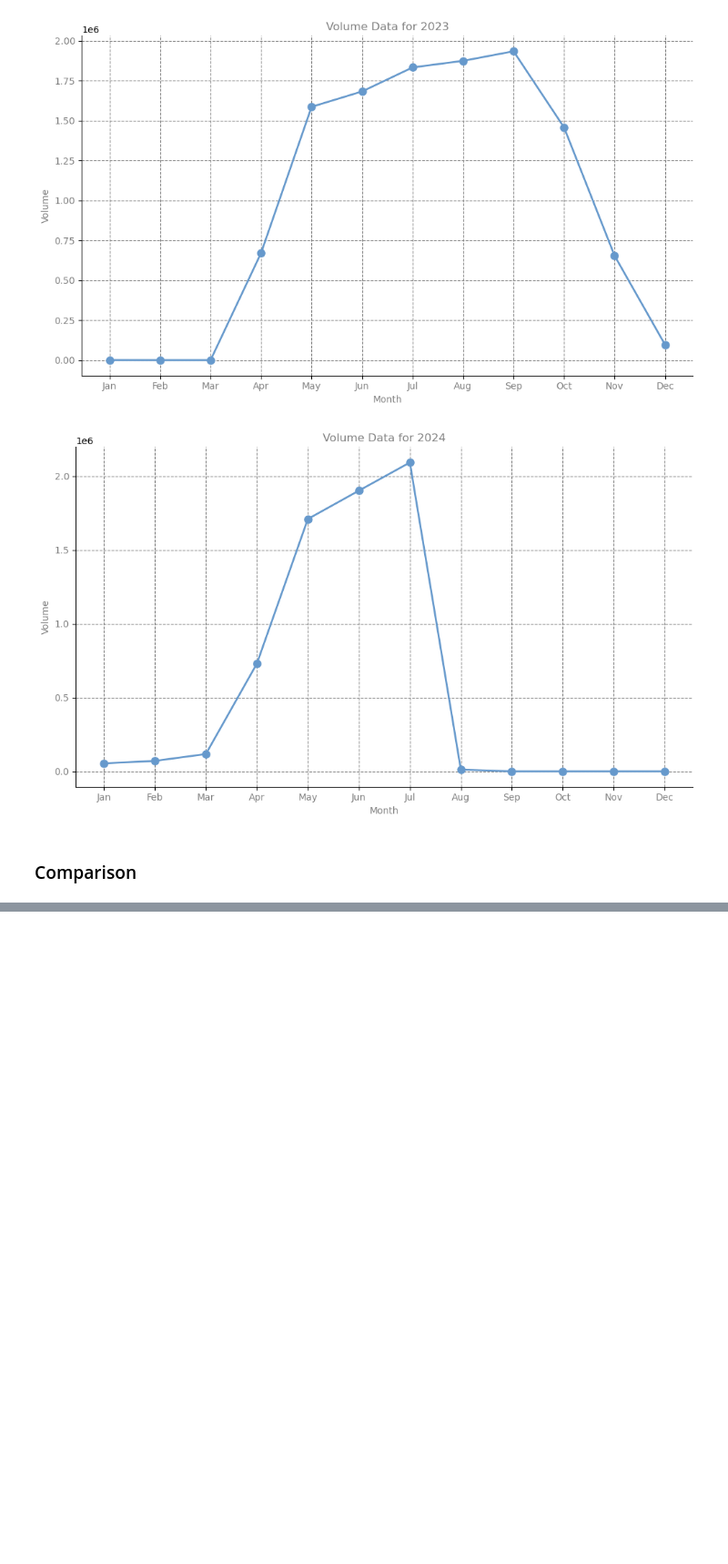
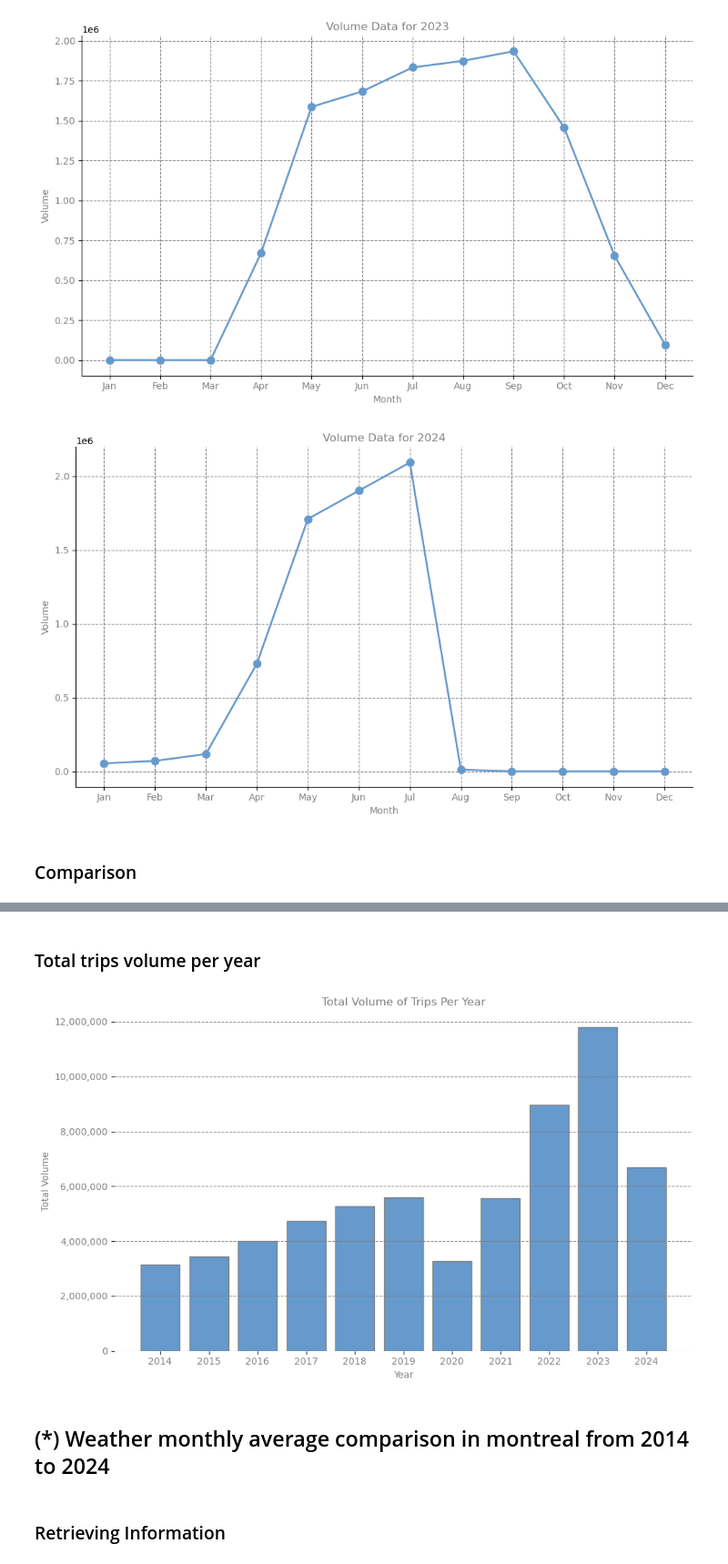
Before and after one commit to soroushamdg/bixi, a Jupyter notebook: question1.ipynb, the cells around one changed output, grey strips where cells are left out. Shown at 91% size. Drawn from its saved outputs; the diff is of its cells as text; code cells hidden in the pictures; blank space fills up the shorter version.

```diff
--- a/question1.ipynb
+++ b/question1.ipynb
@@ -345,0 +352,63 @@ plotAllYears()
+# %% [markdown]
+### Total trips volume per year
+# %%
+# Define the directory containing the files
+directory = "question1_data/"
+
+# List to hold DataFrames
+dfs = []
+
+# Read all CSV files from the directory
+for file_name in os.listdir(directory):
+    if file_name.endswith('.csv'):
+        file_path = os.path.join(directory, file_name)
+        # Extract year from the file name
+        year = file_name.split('_')[0]
+        # Read CSV file
+        df = pd.read_csv(file_path)
+        # Rename columns
+        df.rename(columns={'Month': 'month', 'Volume': 'volume'}, inplace=True)
+        df['Year'] = year  # Add a column for the year
+        dfs.append(df)
+
+# Concatenate all DataFrames into one
+data = pd.concat(dfs, ignore_index=True)
+
+# Aggregate total volume per year
+total_volume_per_year = data.groupby('Year')['volume'].sum().sort_index()
+
+# Plotting
+plt.figure(figsize=(10, 6))
+
+# Plot total volume per year
+plt.bar(total_volume_per_year.index, total_volume_per_year.values, color='#6699CC', edgecolor='grey')
+
+# Customize axis
+plt.xlabel('Year', color='grey')
+plt.ylabel('Total Volume', color='grey')
+plt.xticks(color='grey')
+plt.yticks(color='grey')
+
+# Add grid lines for y-axis
+plt.grid(axis='y', linestyle='--', color='grey')
+
+# Remove chart borders
+plt.gca().spines['top'].set_visible(False)
+plt.gca().spines['right'].set_visible(False)
+plt.gca().spines['left'].set_visible(False)
+plt.gca().spines['bottom'].set_visible(False)
+
+# Format y-axis to use full number representation
+plt.gca().get_yaxis().set_major_formatter(plt.FuncFormatter(lambda x, _: f'{int(x):,}'))
+
+# Title
+plt.title('Total Volume of Trips Per Year', color='grey')
+
+plt.tight_layout()
+plt.show()
+# %% [output]
+[figure, added]
+# %% [markdown]
+## (*) Weather monthly average comparison in montreal from 2014 to 2024
+# %% [markdown]
+### Retrieving Information
```
Also changed, not shown: parts of 16 cells of this notebook.
